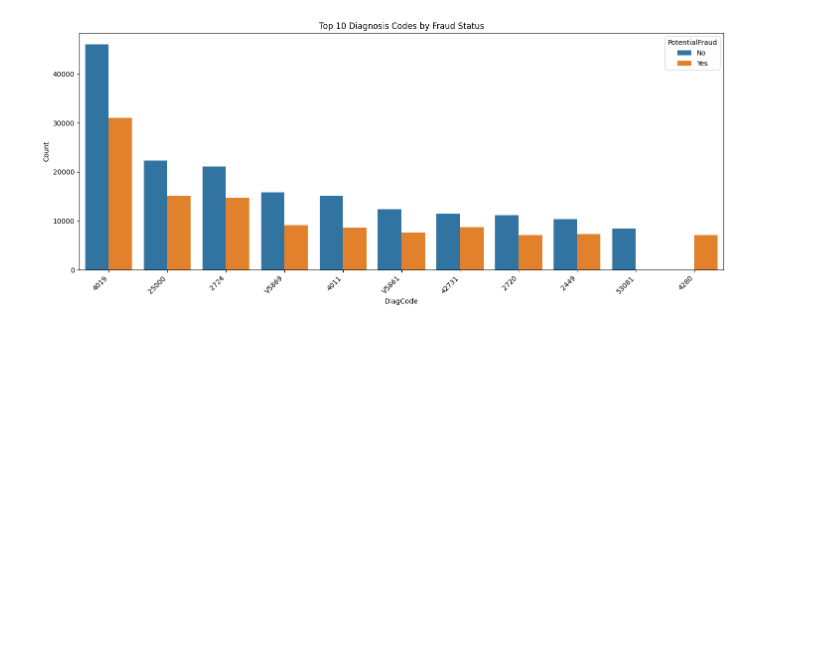
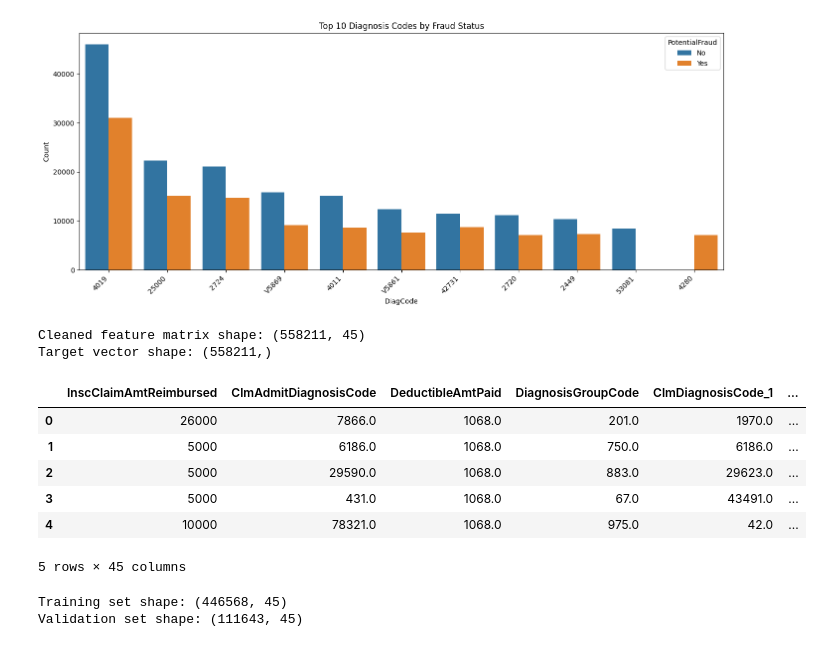
Before and after one commit to shebeta/medicare-fraud-detection-ds606, a Jupyter notebook: eda_and_modeling.ipynb, the cells around one changed output. Cells and saved outputs as stored; diff of their text form; code cells hidden in the pictures; blank space fills up the shorter version.

```diff
--- a/eda_and_modeling.ipynb
+++ b/eda_and_modeling.ipynb
@@ -216,3 +230,48 @@ plt.tight_layout()
 plt.show()
 # %% [output]
 [figure]
+# %%
+#Step 8-A: Drop unnecessary Columns
+# Drop IDs and unnecessary raw text fields
+drop_cols = [
+    'BeneID', 'ClaimID', 'AttendingPhysician', 'OperatingPhysician', 'OtherPhysician',
+    'AdmissionDt', 'ClaimStartDt', 'ClaimEndDt'
+]
+
+X = train_full.drop(columns=drop_cols + ['PotentialFraud'])  # drop label too for now
+y = train_full['PotentialFraud'].map({'No': 0, 'Yes': 1})     # convert label to 0/1
+# %%
+# Drop string/identifier fields not suitable for modeling
+X = X.drop(columns=['Provider', 'DischargeDt'])
+
+# Make sure all columns are numeric (optional but safe)
+X = X.apply(pd.to_numeric, errors='coerce')
+X = X.fillna(0)
+
+# Reprint final matrix shape
+print("Cleaned feature matrix shape:", X.shape)
+print("Target vector shape:", y.shape)
+X.head()
+# %% [output]
+Cleaned feature matrix shape: (558211, 45)
+Target vector shape: (558211,)
+|  | InscClaimAmtReimbursed | ClmAdmitDiagnosisCode | DeductibleAmtPaid | DiagnosisGroupCode | ClmDiagnosisCode_1 | ... |
+| 0 | 26000 | 7866.0 | 1068.0 | 201.0 | 1970.0 | ... |
+| 1 | 5000 | 6186.0 | 1068.0 | 750.0 | 6186.0 | ... |
+| 2 | 5000 | 29590.0 | 1068.0 | 883.0 | 29623.0 | ... |
+| 3 | 5000 | 431.0 | 1068.0 | 67.0 | 43491.0 | ... |
+| 4 | 10000 | 78321.0 | 1068.0 | 975.0 | 42.0 | ... |
+5 rows × 45 columns
+# %%
+from sklearn.model_selection import train_test_split
+
+# Split the data into training and validation sets
+X_train, X_val, y_train, y_val = train_test_split(
+    X, y, test_size=0.2, stratify=y, random_state=42
+)
+
+print("Training set shape:", X_train.shape)
+print("Validation set shape:", X_val.shape)
+# %% [output]
+Training set shape: (446568, 45)
+Validation set shape: (111643, 45)
```
Also changed, not shown: parts of 12 cells of this notebook.
